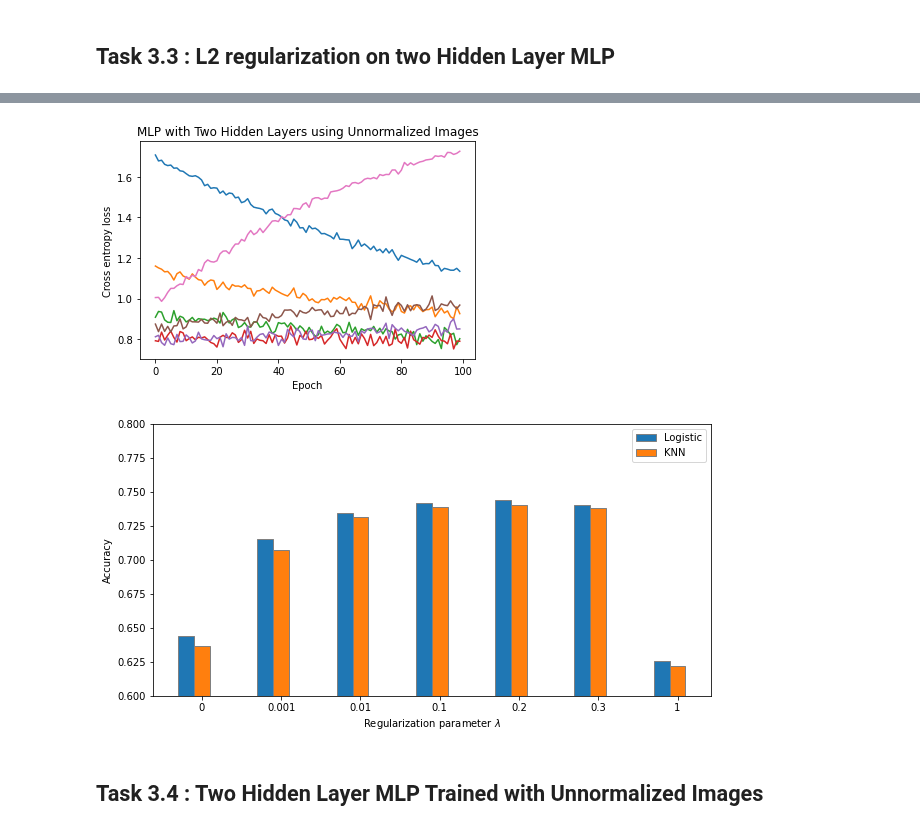
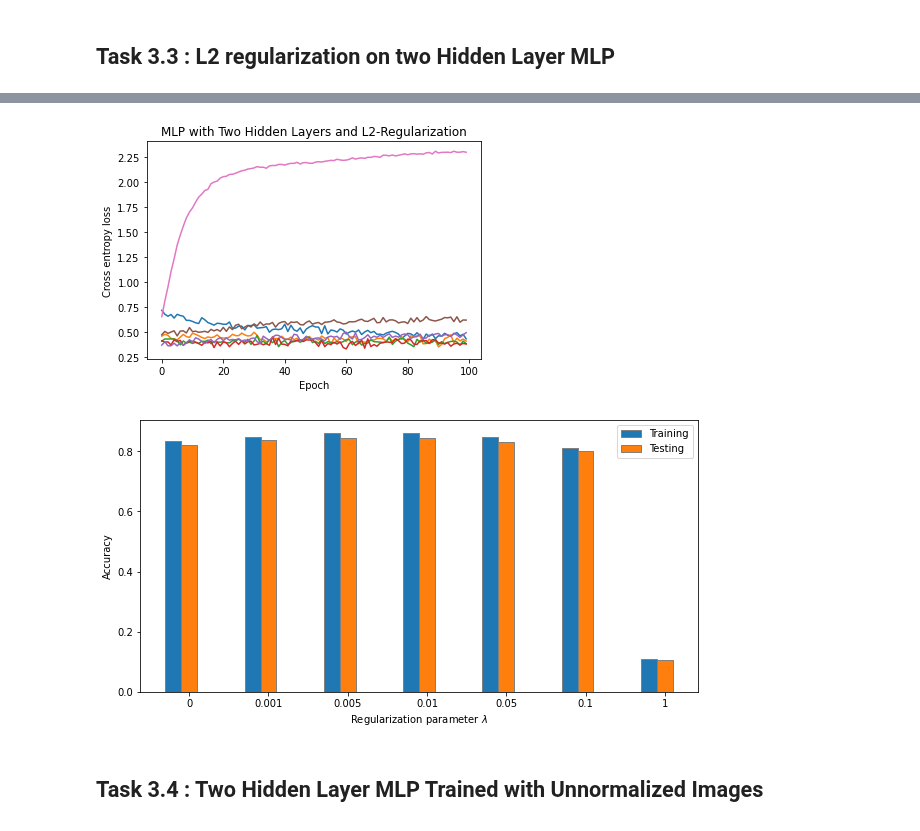
Before and after one commit to acollin19/comp551, a Jupyter notebook: A3/assignment3_group_24.ipynb, the cells around one changed output, grey strips where cells are left out. Drawn from its saved outputs; the diff is of its cells as text; code cells hidden in the pictures.

```diff
--- a/A3/assignment3_group_24.ipynb
+++ b/A3/assignment3_group_24.ipynb
@@ -328,7 +328,7 @@ tanHmlp2 = MLP(
     LinearLayer(HIDDEN_SIZE, 10),
     SoftmaxOutputLayer()
 )
-tanHopt2 = GradientDescentOptimizer(tanHmlp2, 1e-2)
+tanHopt2 = GradientDescentOptimizer(tanHmlp2, 1e-1)
 title = "MLP Using TanH Activation Function"
-model.fit(tanHmlp2, tanHopt2, X_train, y_train, 100, 1000, title)
+model.fit(tanHmlp2, tanHopt2, X_train, y_train, 100, 10000, title)
 # %% [output]
@@ -343,7 +343,7 @@ leakyMlp2 = MLP(
     LinearLayer(HIDDEN_SIZE, 10),
     SoftmaxOutputLayer()
 )
-leakyOpt2 = GradientDescentOptimizer(leakyMlp2, 1e-2)
+leakyOpt2 = GradientDescentOptimizer(leakyMlp2, 1e-1)
 title = "MLP Using LeakyReLU Activation Function"
 
 model.fit(leakyMlp2, leakyOpt2, X_train, y_train, 100, 1000, title)
@@ -376,7 +376,7 @@ mlpReg = MLP(
     LinearLayer(HIDDEN_SIZE, 10),
     SoftmaxOutputLayer()
 )
-optReg = GradientDescentOptimizer(mlpReg, 1e-2, 0.1)
+optReg = GradientDescentOptimizer(mlpReg, 1e-1, 0.1)
 title = "MLP with Two Hidden Layers and L2-Regularization"
 model.fit(mlpReg, optReg, X_train, y_train, 100, 1000, title, l2_reg=0.1)
 # %% [output]
@@ -392,9 +392,9 @@ Accuracy of MLP with two hidden layers with regularization --> Training Accuracy
 train = []
 test = []
 
-regs = [0, 0.001, 0.01, 0.1, 0.2, 0.3, 1]
+regs = [0, 0.001, 0.005, 0.01, 0.05, 0.1, 1]
 for reg in regs:
-    optReg = GradientDescentOptimizer(mlpReg, 1e-2, reg)
+    optReg = GradientDescentOptimizer(mlpReg, 1e-1, reg)
     model.fit(mlpReg, optReg, X_train, y_train, 100, 1000, title, reg)
     y_train_prob = model.predict(mlpReg, X_train)
     y_test_prob = model.predict(mlpReg, X_test)
@@ -402,22 +402,21 @@ for reg in regs:
     train.append(train_acc)
     test.append(test_acc)
 # %% [output]
-[figure, old version]
+[figure, new version]
 # %%
 barWidth = 0.2
 fig = plt.subplots(figsize=(10, 5))
 br1 = np.arange(7)
 br2 = [x + barWidth for x in br1]
-plt.bar(br1, train, width=barWidth, edgecolor ='grey', label ='Logistic')
-plt.bar(br2, test, width=barWidth, edgecolor ='grey', label ='KNN')
+plt.bar(br1, train, width=barWidth, edgecolor ='grey', label ='Training')
+plt.bar(br2, test, width=barWidth, edgecolor ='grey', label ='Testing')
 plt.xlabel('Regularization parameter $\lambda$')
 plt.ylabel('Accuracy')
 plt.xticks([r + barWidth for r in range(7)], regs)
 plt.legend(loc='best')
-plt.ylim(0.6, 0.8)
 plt.show()
 # %% [output]
-[figure, old version]
+[figure, new version]
 # %% [markdown]
 ## Task 3.4 : Two Hidden Layer MLP Trained with Unnormalized Images
 # %%
```
Also changed, not shown: parts of 20 cells of this notebook.
